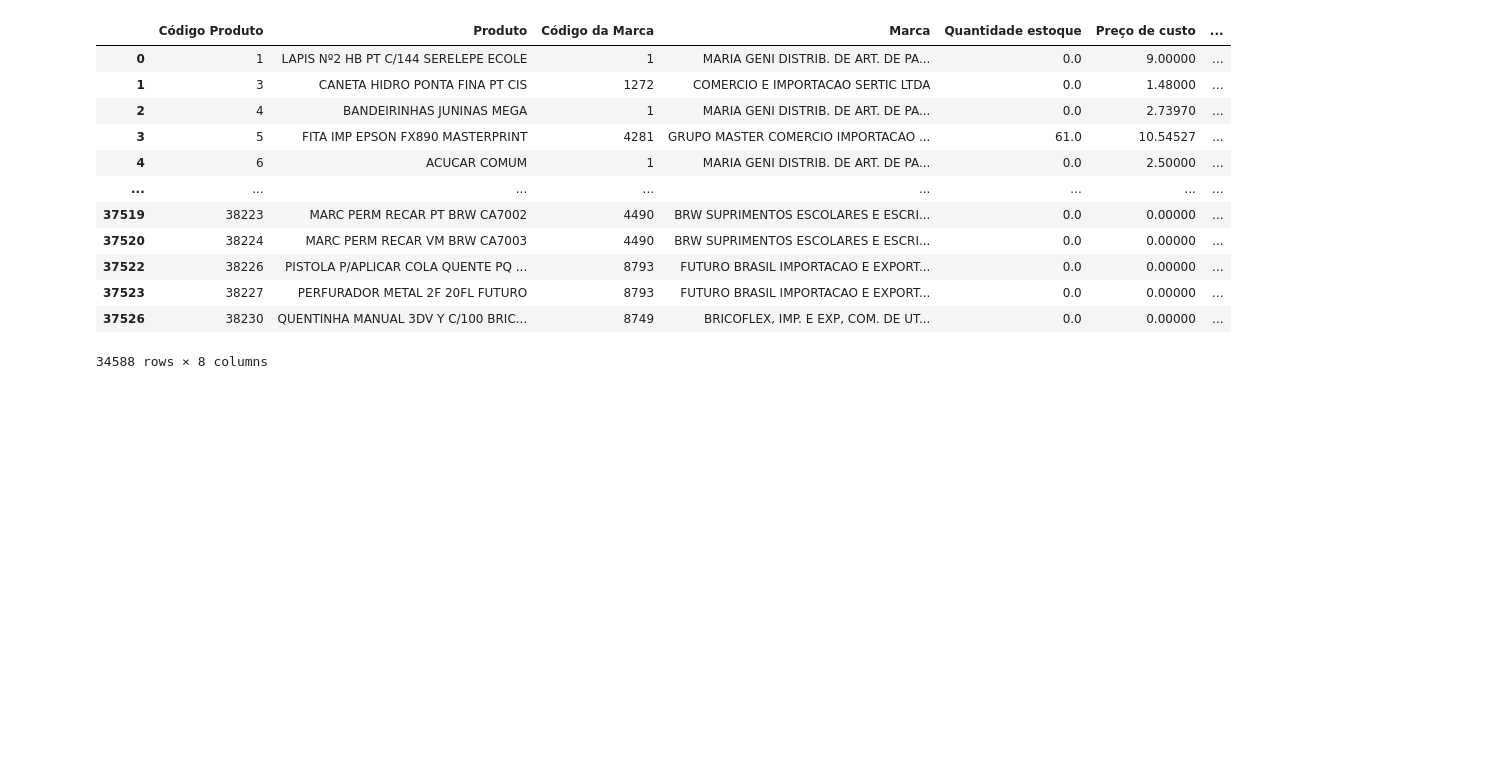
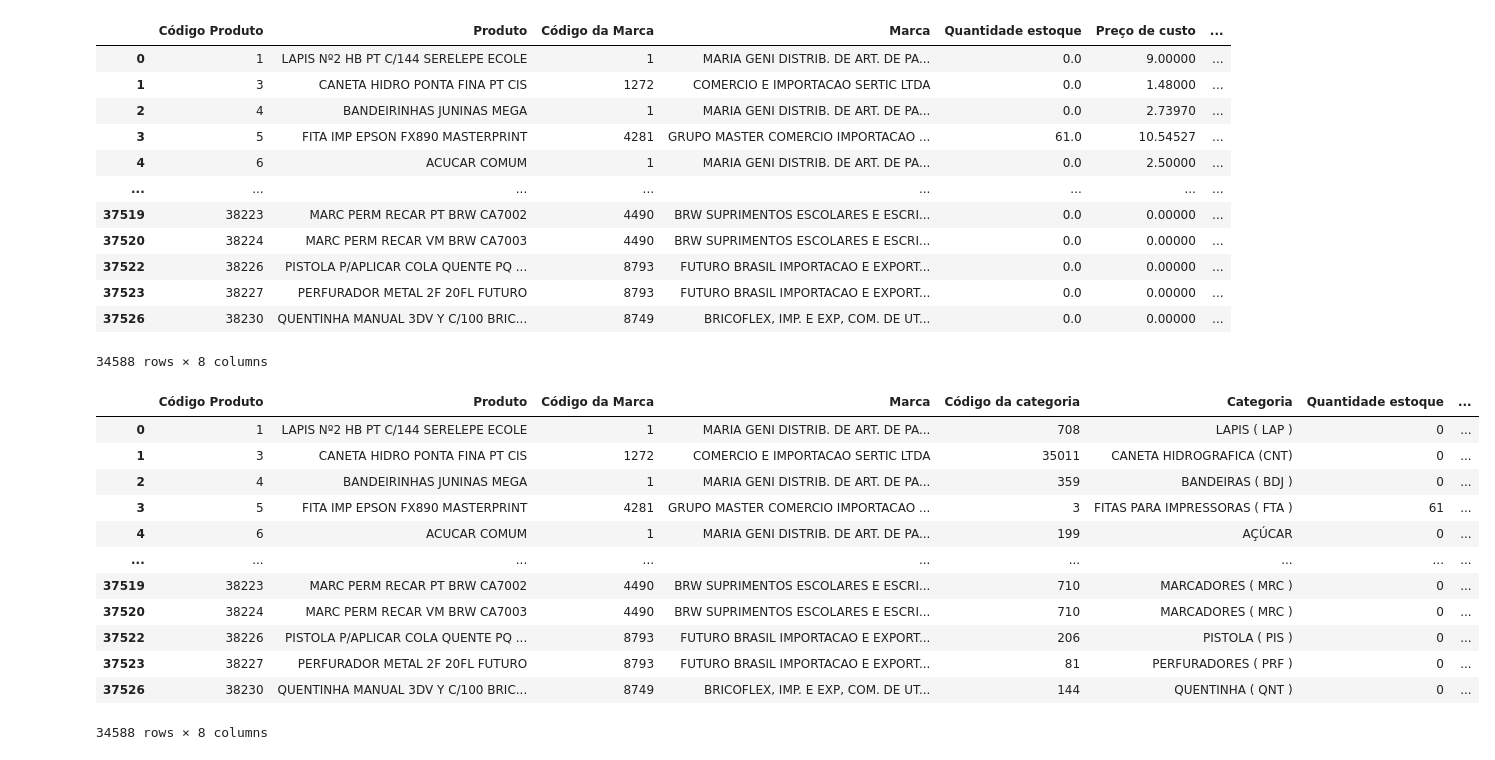
Before and after one commit to PauloQuirinoMN/Sistema-de-Recomendacao-e-Cross-selling, a Jupyter notebook: estoque.ipynb, the cells around one changed output. Drawn from its saved outputs; the diff is of its cells as text; code cells hidden in the pictures; blank space fills up the shorter version.

```diff
--- a/estoque.ipynb
+++ b/estoque.ipynb
@@ -311,3 +311,19 @@ preco = df_limpo.pop('Preço de custo')
 df_limpo['Preço de custo'] = preco.round(2)
 # %%
 df_estoque_limpo = df_limpo.to_excel('bases/bases_limpas/base_estoque_limpo.xlsx')
+# %%
+df_limpo['']
+# %% [output]
+|  | Código Produto | Produto | Código da Marca | Marca | Código da categoria | Categoria | Quantidade estoque | ... |
+| 0 | 1 | LAPIS Nº2 HB PT C/144 SERELEPE ECOLE | 1 | MARIA GENI DISTRIB. DE ART. DE PA... | 708 | LAPIS ( LAP ) | 0 | ... |
+| 1 | 3 | CANETA HIDRO PONTA FINA PT CIS | 1272 | COMERCIO E IMPORTACAO SERTIC LTDA | 35011 | CANETA HIDROGRAFICA (CNT) | 0 | ... |
+| 2 | 4 | BANDEIRINHAS JUNINAS MEGA | 1 | MARIA GENI DISTRIB. DE ART. DE PA... | 359 | BANDEIRAS ( BDJ ) | 0 | ... |
+| 3 | 5 | FITA IMP EPSON FX890 MASTERPRINT | 4281 | GRUPO MASTER COMERCIO IMPORTACAO ... | 3 | FITAS PARA IMPRESSORAS ( FTA ) | 61 | ... |
+| 4 | 6 | ACUCAR COMUM | 1 | MARIA GENI DISTRIB. DE ART. DE PA... | 199 | AÇÚCAR | 0 | ... |
+| ... | ... | ... | ... | ... | ... | ... | ... | ... |
+| 37519 | 38223 | MARC PERM RECAR PT BRW CA7002 | 4490 | BRW SUPRIMENTOS ESCOLARES E ESCRI... | 710 | MARCADORES ( MRC ) | 0 | ... |
+| 37520 | 38224 | MARC PERM RECAR VM BRW CA7003 | 4490 | BRW SUPRIMENTOS ESCOLARES E ESCRI... | 710 | MARCADORES ( MRC ) | 0 | ... |
+| 37522 | 38226 | PISTOLA P/APLICAR COLA QUENTE PQ ... | 8793 | FUTURO BRASIL IMPORTACAO E EXPORT... | 206 | PISTOLA ( PIS ) | 0 | ... |
+| 37523 | 38227 | PERFURADOR METAL 2F 20FL FUTURO | 8793 | FUTURO BRASIL IMPORTACAO E EXPORT... | 81 | PERFURADORES ( PRF ) | 0 | ... |
+| 37526 | 38230 | QUENTINHA MANUAL 3DV Y C/100 BRIC... | 8749 | BRICOFLEX, IMP. E EXP, COM. DE UT... | 144 | QUENTINHA ( QNT ) | 0 | ... |
+34588 rows × 8 columns
```
Also changed, not shown: 2 other files.
